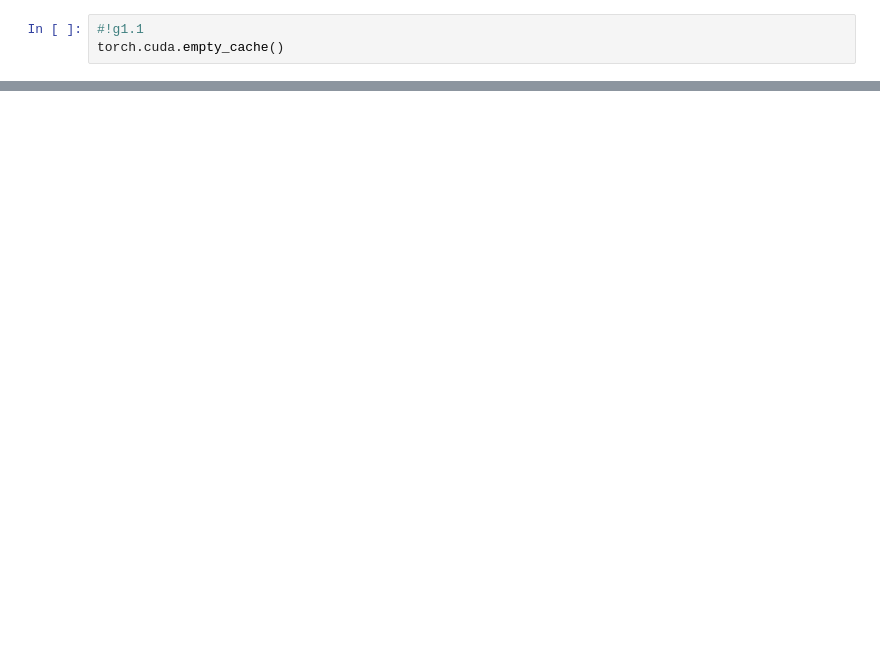
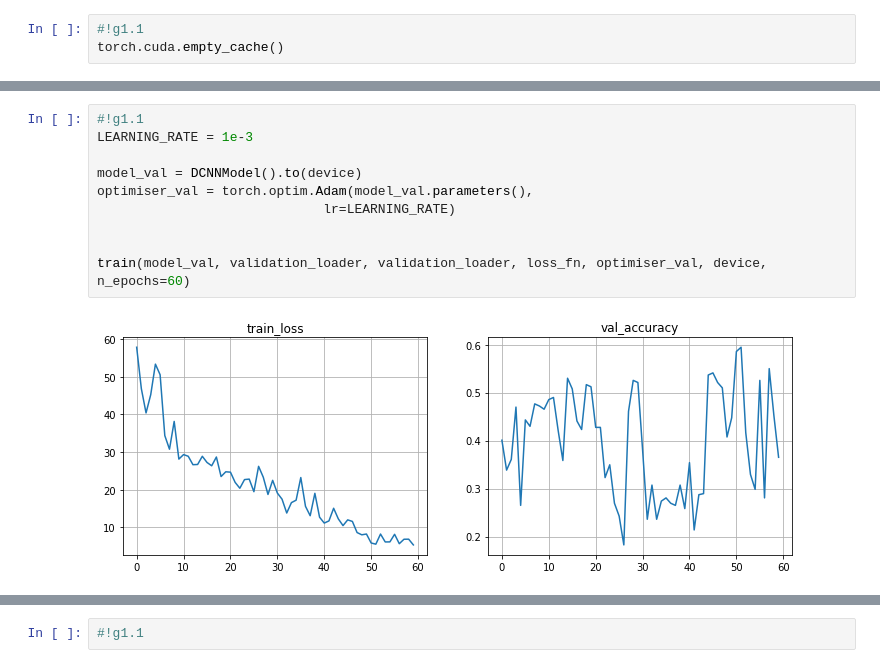
Before and after one commit to M0rC1PanN/speech-emotion-recognition, a Jupyter notebook: IEMOCAP_DCNN.ipynb, the cells around one changed output, grey strips where cells are left out. Cells and saved outputs as stored; diff of their text form; blank space fills up the shorter version.

```diff
--- a/IEMOCAP_DCNN.ipynb
+++ b/IEMOCAP_DCNN.ipynb
@@ -444,0 +455,12 @@ Mean loss=0.002
+# %%
+#!g1.1
+LEARNING_RATE = 1e-3
+
+model_val = DCNNModel().to(device)
+optimiser_val = torch.optim.Adam(model_val.parameters(),
+                             lr=LEARNING_RATE)
+
+
+train(model_val, validation_loader, validation_loader, loss_fn, optimiser_val, device, n_epochs=60)
+# %% [output]
+[figure, added]
@@ -444,0 +468,2 @@ Mean loss=0.002
+# %%
+#!g1.1
```
Also changed, not shown: parts of 6 cells of this notebook.
